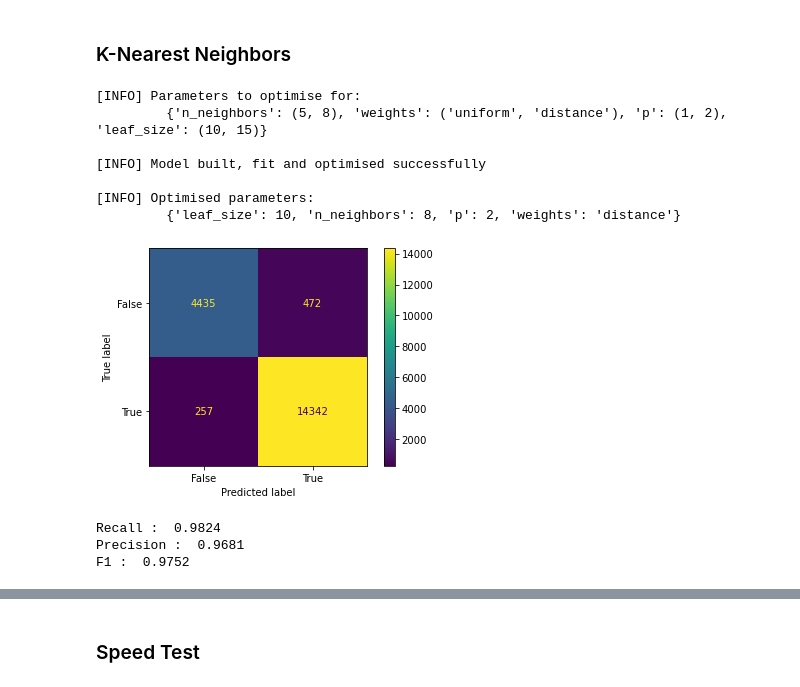
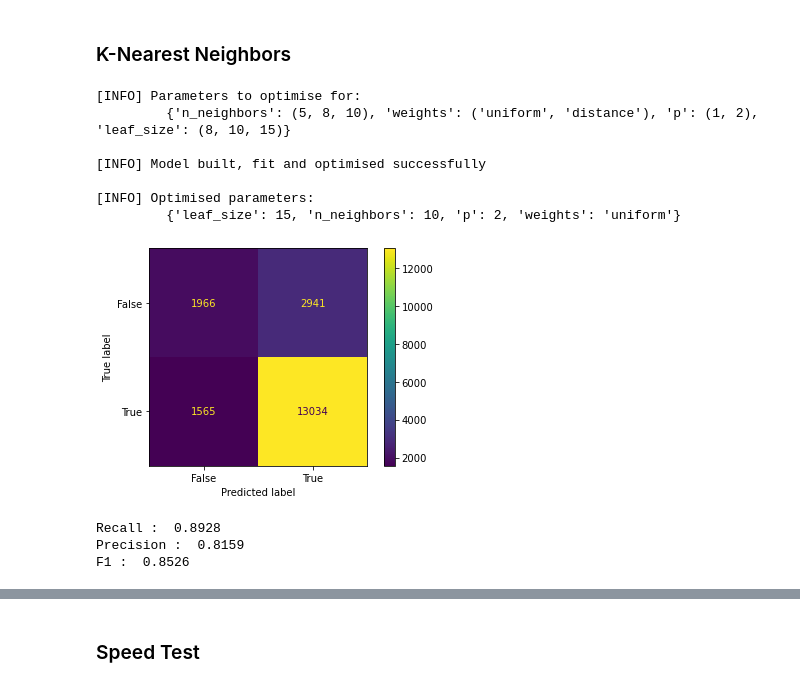
Before and after one commit to robwinter96/Starbucks-Capstone-Project, a Jupyter notebook: Starbucks_Capstone_notebook.ipynb, the cells around one changed output, grey strips where cells are left out. Cells and saved outputs as stored; diff of their text form; code cells hidden in the pictures.

```diff
--- a/Starbucks_Capstone_notebook.ipynb
+++ b/Starbucks_Capstone_notebook.ipynb
@@ -590,7 +590,7 @@ master_df.head()
 # Drop potentially unrequired columns (Edit this as required by reader)
 drop_master_df = master_df.drop(columns=['received_offer_count', 'offer completed',
                                  'offer received', 'time_offer_completed', 'time_offer_received',
-                                 'time_offer_viewed'])
+                                 'time_offer_viewed', 'transactions'])
 # %%
 # check the columns we have left
 list(drop_master_df.columns)
@@ -932,19 +940,21 @@ logreg_test_score
 # %% [markdown]
 ### K-Nearest Neighbors
 # %%
-knn_test_score, knn_train_score, knn_model, knn_X_train, knn_X_test, knn_y_train, knn_y_test, knn_more_scores = workflow(drop_master_df,  mod = 'knn', pred_col = 'offer viewed')
+knn_test_score, knn_train_score, knn_model, knn_X_train, knn_X_test, knn_y_train, knn_y_test, knn_more_scores = workflow(drop_master_df,  mod = 'knn', pred_col = 'offer viewed', drop_cols=['received_offer_count', 'offer completed',
+                                 'offer received', 'time_offer_completed', 'time_offer_received',
+                                 'time_offer_viewed', 'transactions'])
 # %% [output]
 [INFO] Parameters to optimise for:
-         {'n_neighbors': (5, 8), 'weights': ('uniform', 'distance'), 'p': (1, 2), 'leaf_size': (10, 15)}
+         {'n_neighbors': (5, 8, 10), 'weights': ('uniform', 'distance'), 'p': (1, 2), 'leaf_size': (8, 10, 15)}
 
 [INFO] Model built, fit and optimised successfully
 
 [INFO] Optimised parameters:
-         {'leaf_size': 10, 'n_neighbors': 8, 'p': 2, 'weights': 'distance'}
+         {'leaf_size': 15, 'n_neighbors': 10, 'p': 2, 'weights': 'uniform'}
-[figure, old version]
+[figure, new version]
-Recall :  0.9824
-Precision :  0.9681
-F1 :  0.9752
+Recall :  0.8928
+Precision :  0.8159
+F1 :  0.8526
 # %%
 # r2 train score
 knn_train_score
```
Also changed, not shown: parts of 17 cells of this notebook, 1 other file.
